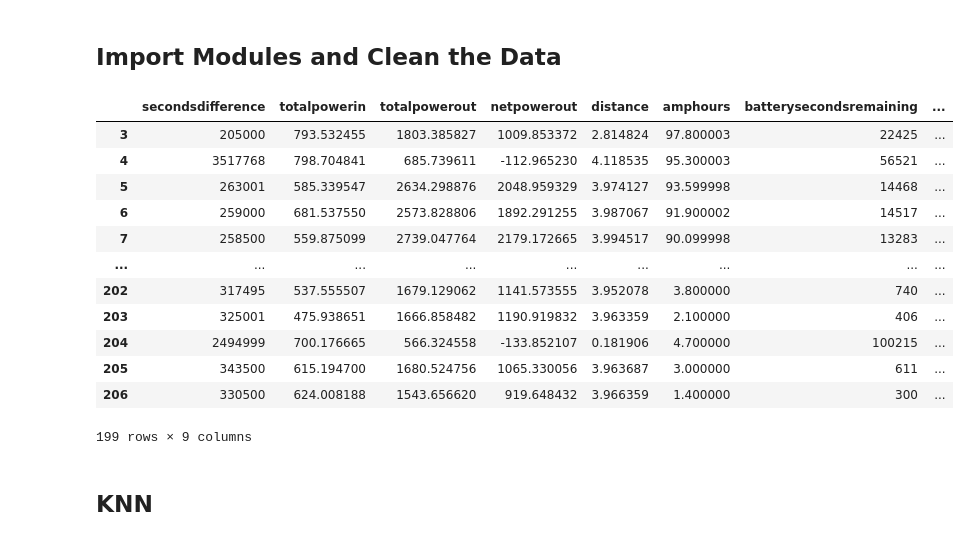
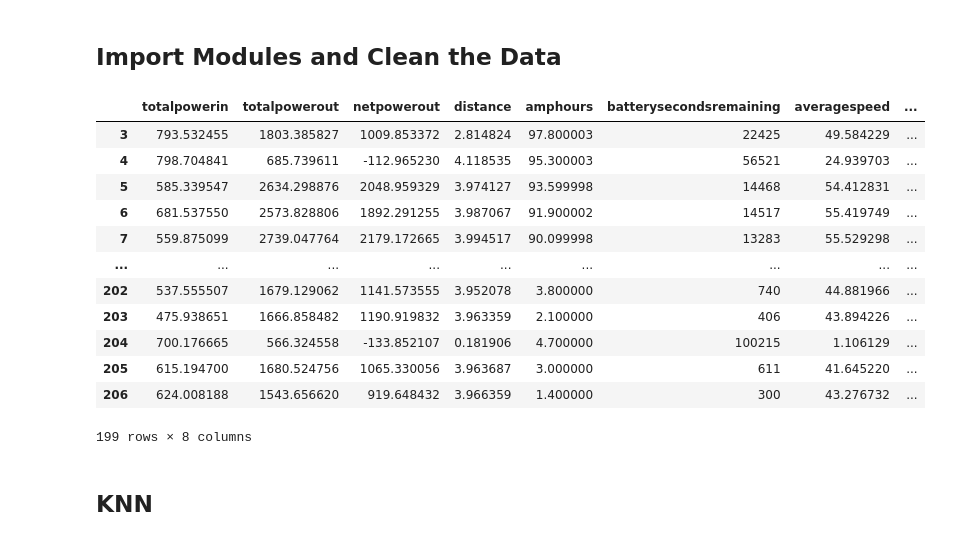
Before and after one commit to UCSolarCarTeam/ML-Telemetry, a Jupyter notebook: analysis/furtherModelTesting.ipynb, the cells around one changed output. Drawn from its saved outputs; the diff is of its cells as text; code cells hidden in the pictures.

Commit message:
dropped secondsdifference, summarized results

```diff
--- a/analysis/furtherModelTesting.ipynb
+++ b/analysis/furtherModelTesting.ipynb
@@ -9,55 +9,60 @@ import numpy as np
 from sklearn.neighbors import KNeighborsRegressor
 from sklearn.tree import DecisionTreeRegressor
 from sklearn.ensemble import RandomForestRegressor, GradientBoostingRegressor
-from sklearn.metrics import mean_squared_error, mean_absolute_error
-from sklearn.model_selection import KFold, train_test_split
+from sklearn.metrics import mean_squared_error, mean_absolute_error, make_scorer
+from sklearn.model_selection import GridSearchCV, KFold, train_test_split
+
+#global variables for randomness seed and test size
+global_random_state = 69420
+global_test_size = 0.2
 
 # Drop useless columns
 packetTrainingDataPath="../training_data/Elysia.Laps.feather"
 df = pd.read_feather(packetTrainingDataPath)
 df = df.drop(
         columns=[
             "msgType",
             "_id.$oid",
             "averagepackCurrent.$numberDouble",
             "timestamp.$numberLong",
+            "secondsdifference",
         ]
     )
 
 #we need the averagepackCurrent data to be numeric instead of {"$numberDouble": "NaN"}, setting errors='coerce' sets them to numerical NaN
 df['averagepackCurrent'] = pd.to_numeric(df['averagepackCurrent'], errors='coerce')
 
 #drop the 4 rows with null values
 df = df.dropna(subset=['distance', 'averagepackCurrent', 'averagespeed'])
 
 # Remove outliers from the data
 #to do this, first define a threshold for outliers (3 standard deviations which contains 99.7% of data)
 threshold = 3 * np.std(df['distance'])
 
 #remove the outliers
 df = df[(df['distance'] >= -threshold) & (df['distance'] <= threshold)]
 #remove negative distance values
 df = df[df['distance'] >= 0]
 
 #seperate distance from the other features
-X = df[['secondsdifference', 'totalpowerin', 'totalpowerout', 'netpowerout', 'amphours',
+X = df[['totalpowerin', 'totalpowerout', 'netpowerout', 'amphours',
     'averagepackCurrent', 'batterysecondsremaining', 'averagespeed']]
 y = df['distance']
 
-display(df) #should be 199x9
+display(df) #should be 199x8
 # %% [output]
-|  | secondsdifference | totalpowerin | totalpowerout | netpowerout | distance | amphours | batterysecondsremaining | ... |
-| 3 | 205000 | 793.532455 | 1803.385827 | 1009.853372 | 2.814824 | 97.800003 | 22425 | ... |
-| 4 | 3517768 | 798.704841 | 685.739611 | -112.965230 | 4.118535 | 95.300003 | 56521 | ... |
-| 5 | 263001 | 585.339547 | 2634.298876 | 2048.959329 | 3.974127 | 93.599998 | 14468 | ... |
-| 6 | 259000 | 681.537550 | 2573.828806 | 1892.291255 | 3.987067 | 91.900002 | 14517 | ... |
-| 7 | 258500 | 559.875099 | 2739.047764 | 2179.172665 | 3.994517 | 90.099998 | 13283 | ... |
+|  | totalpowerin | totalpowerout | netpowerout | distance | amphours | batterysecondsremaining | averagespeed | ... |
+| 3 | 793.532455 | 1803.385827 | 1009.853372 | 2.814824 | 97.800003 | 22425 | 49.584229 | ... |
+| 4 | 798.704841 | 685.739611 | -112.965230 | 4.118535 | 95.300003 | 56521 | 24.939703 | ... |
+| 5 | 585.339547 | 2634.298876 | 2048.959329 | 3.974127 | 93.599998 | 14468 | 54.412831 | ... |
+| 6 | 681.537550 | 2573.828806 | 1892.291255 | 3.987067 | 91.900002 | 14517 | 55.419749 | ... |
+| 7 | 559.875099 | 2739.047764 | 2179.172665 | 3.994517 | 90.099998 | 13283 | 55.529298 | ... |
 | ... | ... | ... | ... | ... | ... | ... | ... | ... |
-| 202 | 317495 | 537.555507 | 1679.129062 | 1141.573555 | 3.952078 | 3.800000 | 740 | ... |
-| 203 | 325001 | 475.938651 | 1666.858482 | 1190.919832 | 3.963359 | 2.100000 | 406 | ... |
-| 204 | 2494999 | 700.176665 | 566.324558 | -133.852107 | 0.181906 | 4.700000 | 100215 | ... |
-| 205 | 343500 | 615.194700 | 1680.524756 | 1065.330056 | 3.963687 | 3.000000 | 611 | ... |
-| 206 | 330500 | 624.008188 | 1543.656620 | 919.648432 | 3.966359 | 1.400000 | 300 | ... |
+| 202 | 537.555507 | 1679.129062 | 1141.573555 | 3.952078 | 3.800000 | 740 | 44.881966 | ... |
+| 203 | 475.938651 | 1666.858482 | 1190.919832 | 3.963359 | 2.100000 | 406 | 43.894226 | ... |
+| 204 | 700.176665 | 566.324558 | -133.852107 | 0.181906 | 4.700000 | 100215 | 1.106129 | ... |
+| 205 | 615.194700 | 1680.524756 | 1065.330056 | 3.963687 | 3.000000 | 611 | 41.645220 | ... |
+| 206 | 624.008188 | 1543.656620 | 919.648432 | 3.966359 | 1.400000 | 300 | 43.276732 | ... |
-199 rows × 9 columns
+199 rows × 8 columns
 # %% [markdown]
 ## KNN
```
Also changed, not shown: parts of 15 cells of this notebook, 1 other file.
